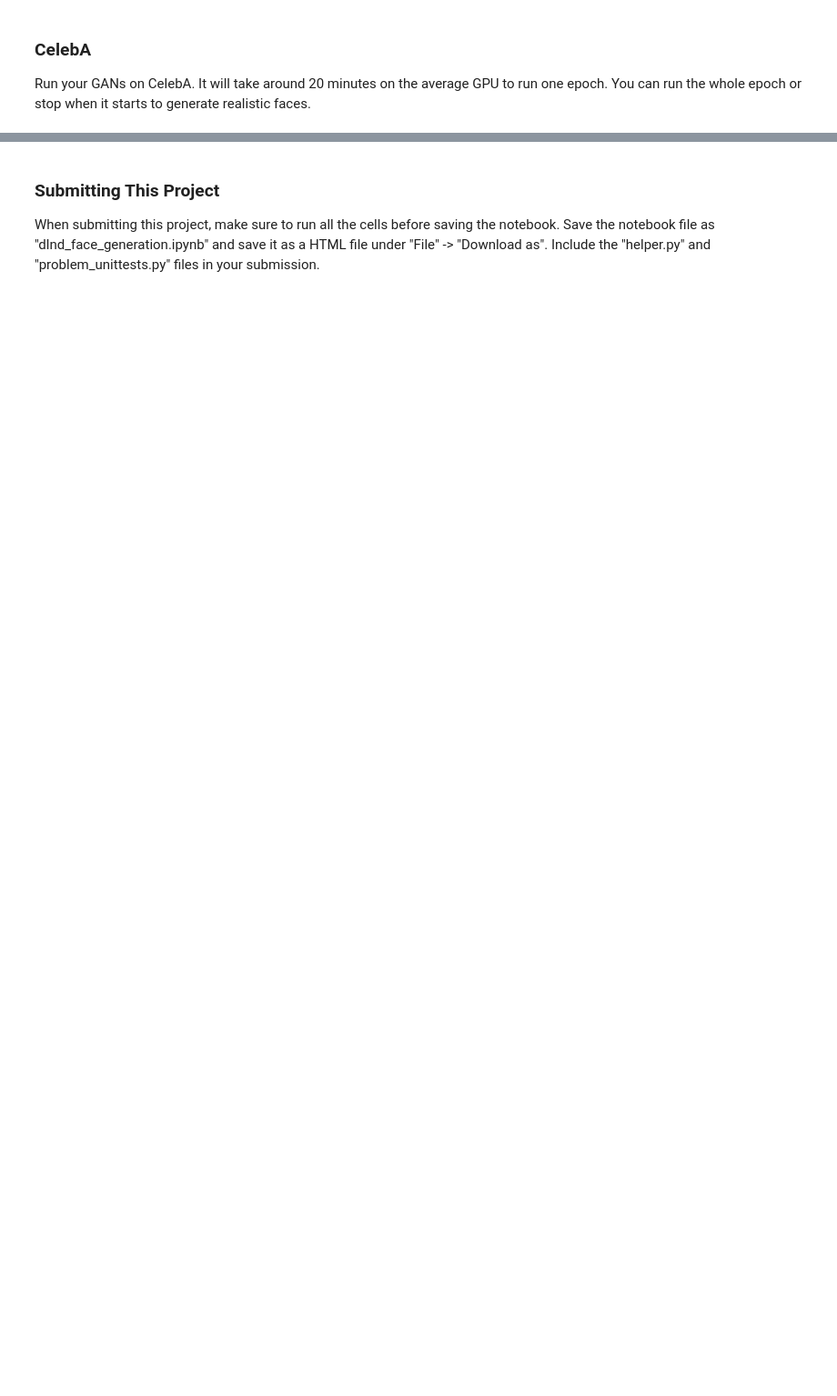
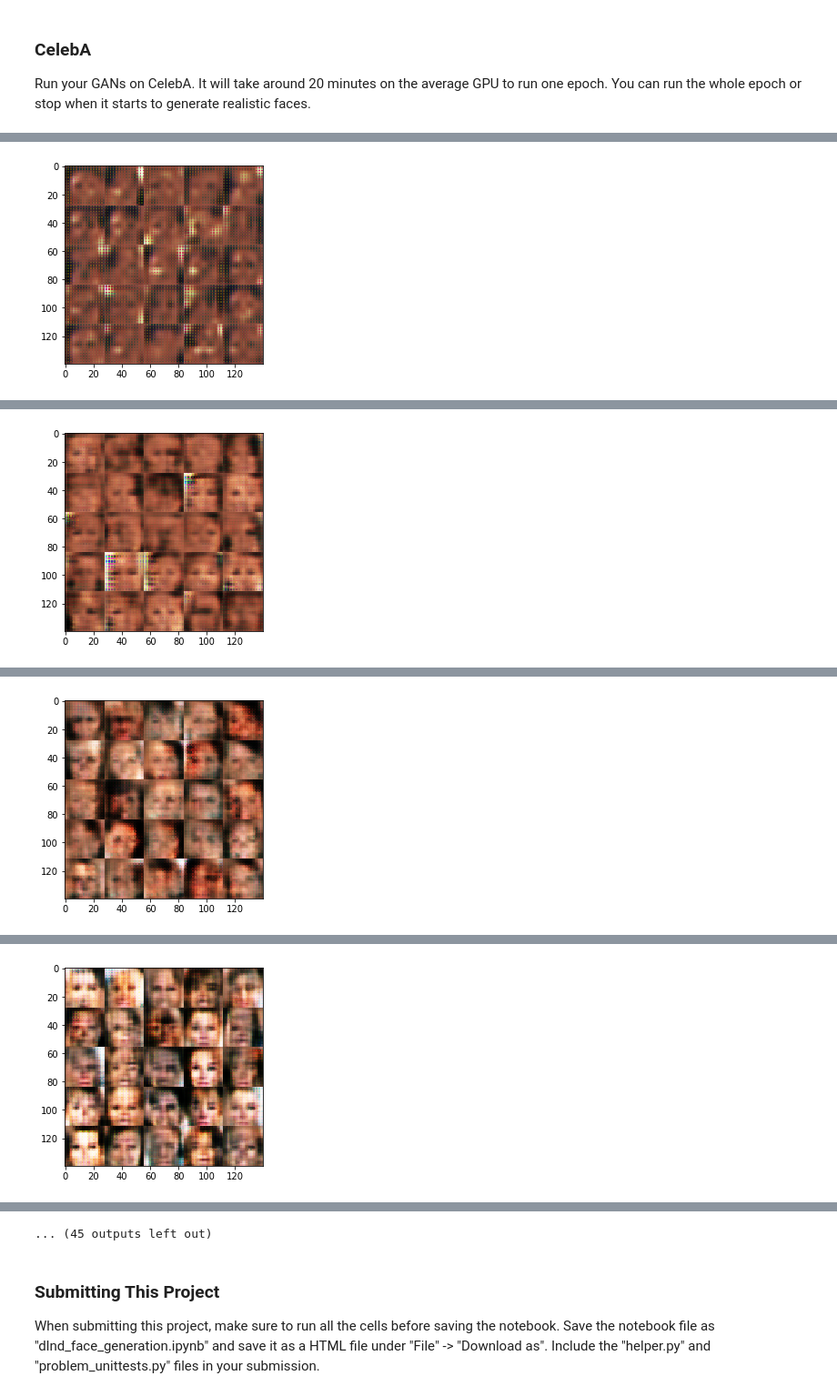
Before and after one commit to Cyberfreakier/udacity_face_generation, a Jupyter notebook: dlnd_face_generation.ipynb, the cells around one changed output, grey strips where cells are left out. Shown at 91% size. Cells and saved outputs as stored; diff of their text form; code cells hidden in the pictures; blank space fills up the shorter version.

```diff
--- a/dlnd_face_generation.ipynb
+++ b/dlnd_face_generation.ipynb
@@ -527,10 +530,10 @@ Epoch 2/2... Step 600... Discriminator Loss: 0.3089... Generator Loss: 1.5426
 ### CelebA
 Run your GANs on CelebA.  It will take around 20 minutes on the average GPU to run one epoch.  You can run the whole epoch or stop when it starts to generate realistic faces.
 # %%
-batch_size = None
-z_dim = None
-learning_rate = None
-beta1 = None
+batch_size = 64
+z_dim = 100#512
+learning_rate = 0.002
+beta1 = 0.5
 
 
 """
@@ -542,3 +545,4 @@ celeba_dataset = helper.Dataset('celeba', glob(os.path.join(data_dir, 'img_align
 with tf.Graph().as_default():
     train(epochs, batch_size, z_dim, learning_rate, beta1, celeba_dataset.get_batches,
           celeba_dataset.shape, celeba_dataset.image_mode)
+# %% [output]
@@ -544,0 +569 @@ with tf.Graph().as_default():
+[figure, added]
@@ -544,0 +590 @@ with tf.Graph().as_default():
+[figure, added]
@@ -544,0 +611 @@ with tf.Graph().as_default():
+[figure, added]
@@ -544,0 +632 @@ with tf.Graph().as_default():
+[figure, added]
@@ -545,3 +675,4 @@ with tf.Graph().as_default():
+... (45 outputs left out)
 # %% [markdown]
 ### Submitting This Project
 When submitting this project, make sure to run all the cells before saving the notebook. Save the notebook file as "dlnd_face_generation.ipynb" and save it as a HTML file under "File" -> "Download as". Include the "helper.py" and "problem_unittests.py" files in your submission.
```
Also changed, not shown: parts of 6 cells of this notebook, 1 other file.
